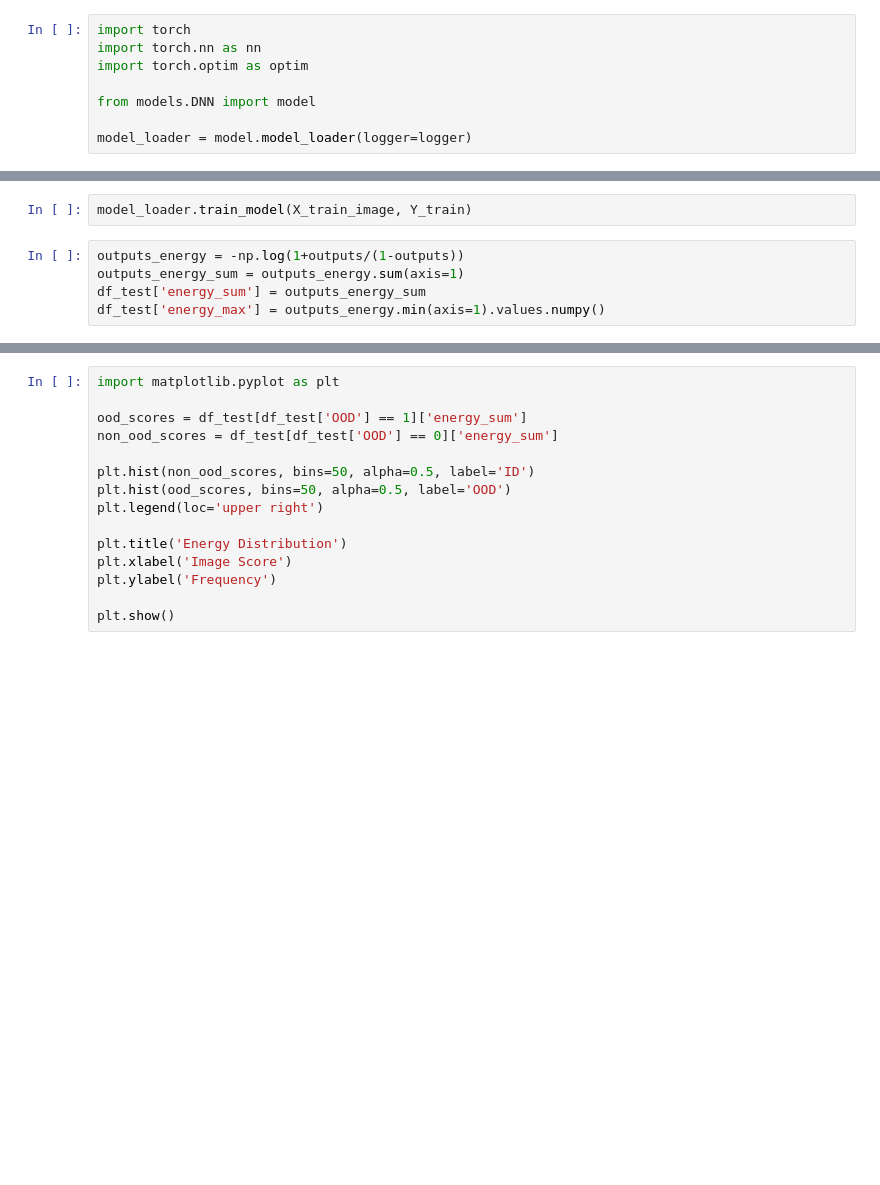
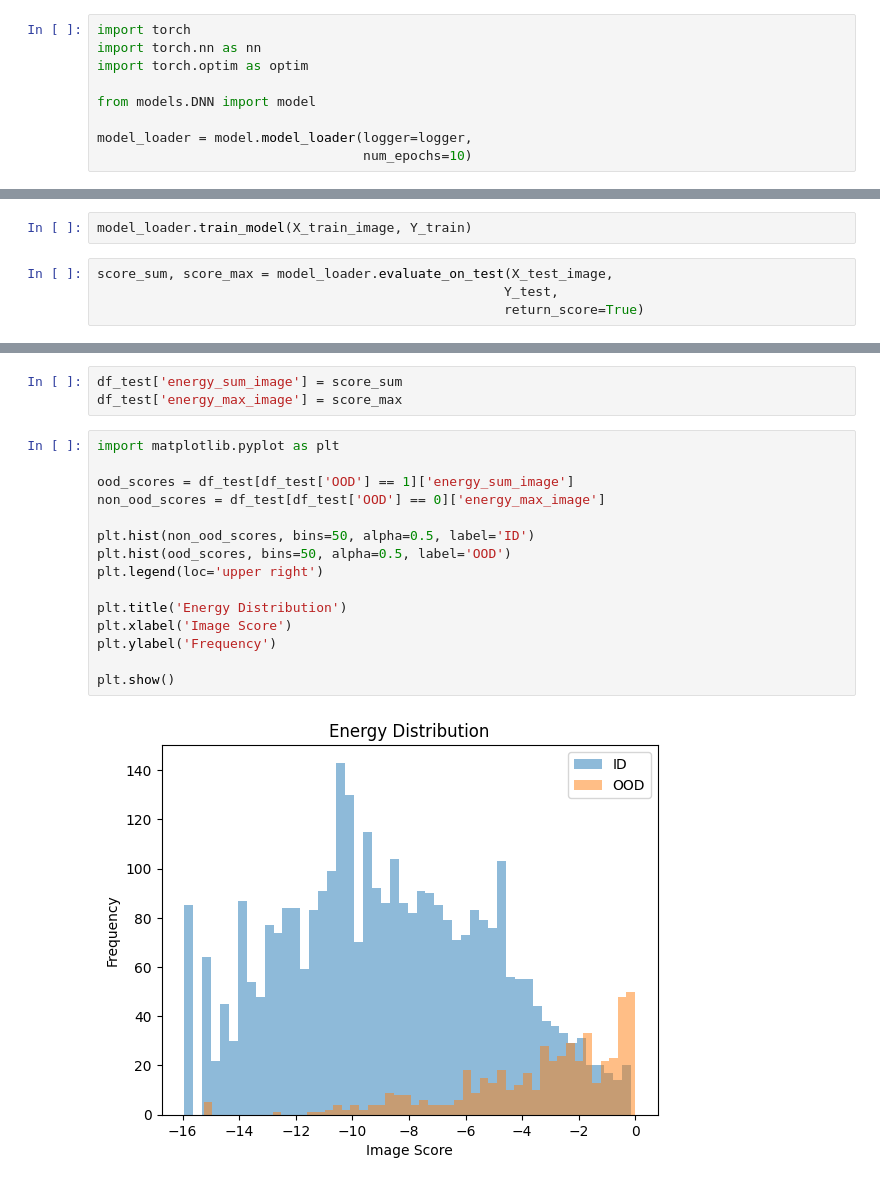
Before and after one commit to wfyitf/multimodal_ood, a Jupyter notebook: notebooks/clip.ipynb, the cells around one changed output, grey strips where cells are left out. Cells and saved outputs as stored; diff of their text form; blank space fills up the shorter version.

```diff
--- a/notebooks/clip.ipynb
+++ b/notebooks/clip.ipynb
@@ -182,4 +242,5 @@ import torch.optim as optim
 
 from models.DNN import model
 
-model_loader = model.model_loader(logger=logger)
+model_loader = model.model_loader(logger=logger,
+                                  num_epochs=10)
@@ -195,8 +258,7 @@ model_loader = model.model_loader(logger=logger)
     Y_test) = model_loader.create_dataset(data_loader, df_table)
 # %%
 model_loader.train_model(X_train_image, Y_train)
-# %%
-outputs_energy = -np.log(1+outputs/(1-outputs))
-outputs_energy_sum = outputs_energy.sum(axis=1)
-df_test['energy_sum'] = outputs_energy_sum
-df_test['energy_max'] = outputs_energy.min(axis=1).values.numpy()
+# %%
+score_sum, score_max = model_loader.evaluate_on_test(X_test_image,
+                                                    Y_test,
+                                                    return_score=True)
@@ -203,18 +267,23 @@ df_test['energy_max'] = outputs_energy.min(axis=1).values.numpy()
+# %%
+df_test['energy_sum_image'] = score_sum
+df_test['energy_max_image'] = score_max
 # %%
 import matplotlib.pyplot as plt
 
-ood_scores = df_test[df_test['OOD'] == 1]['energy_sum']
-non_ood_scores = df_test[df_test['OOD'] == 0]['energy_sum']
+ood_scores = df_test[df_test['OOD'] == 1]['energy_sum_image']
+non_ood_scores = df_test[df_test['OOD'] == 0]['energy_max_image']
 
 plt.hist(non_ood_scores, bins=50, alpha=0.5, label='ID')
 plt.hist(ood_scores, bins=50, alpha=0.5, label='OOD')
 plt.legend(loc='upper right')
 
 plt.title('Energy Distribution')
 plt.xlabel('Image Score')
 plt.ylabel('Frequency')
 
 plt.show()
+# %% [output]
+[figure, added]
 # %%
 import matplotlib.pyplot as plt
 
```
Also changed, not shown: parts of 19 cells of this notebook, 1 other file.
